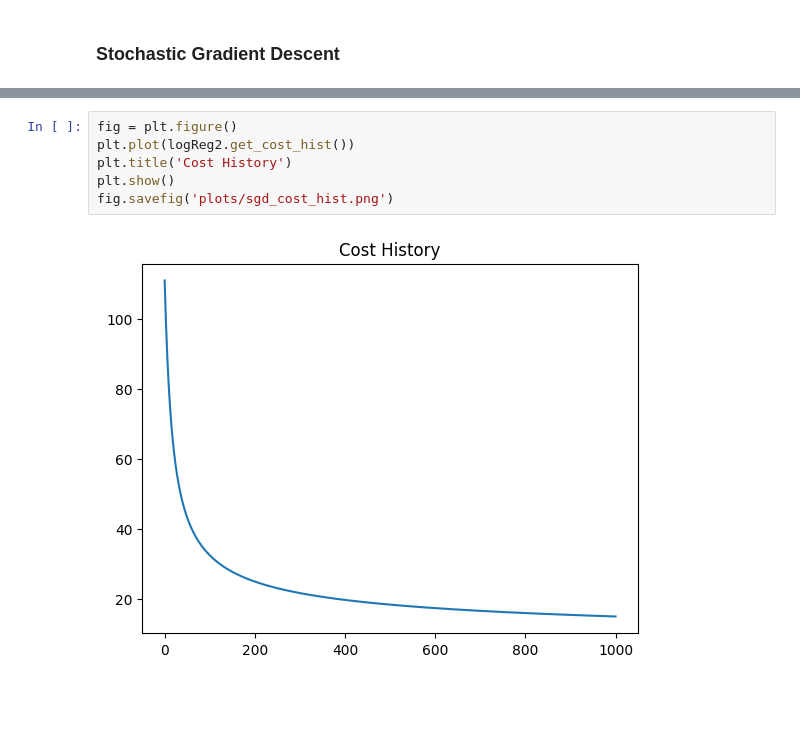
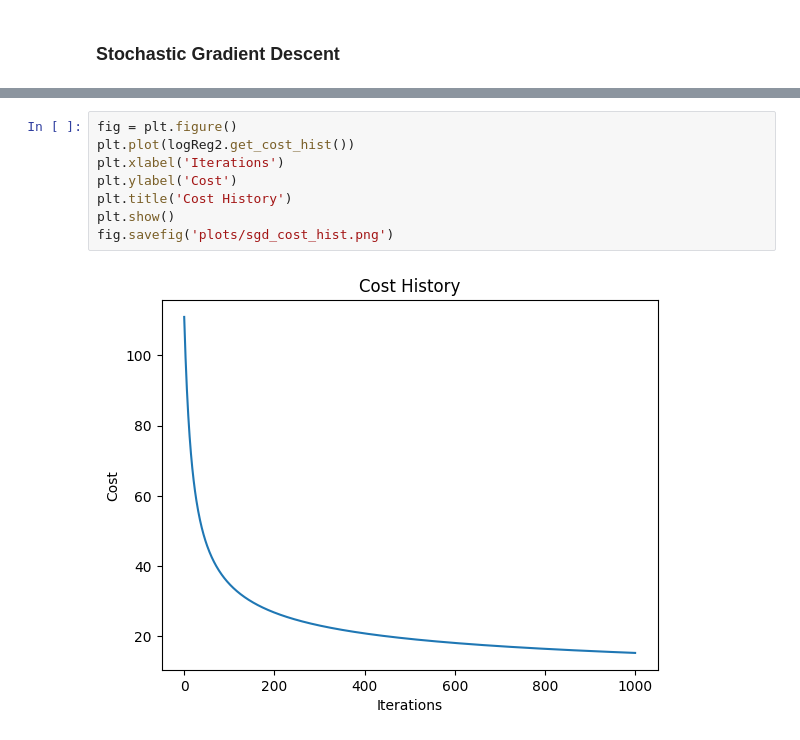
Before and after one commit to AbinashChetia/log_reg_ac, a Jupyter notebook: eg_logReg.ipynb, the cells around one changed output, grey strips where cells are left out. Cells and saved outputs as stored; diff of their text form; blank space fills up the shorter version.

```diff
--- a/eg_logReg.ipynb
+++ b/eg_logReg.ipynb
@@ -164,11 +172,13 @@ F1 Score:  0.975609756097561
 # %%
 fig = plt.figure()
 plt.plot(logReg2.get_cost_hist())
+plt.xlabel('Iterations')
+plt.ylabel('Cost')
 plt.title('Cost History')
 plt.show()
 fig.savefig('plots/sgd_cost_hist.png')
 # %% [output]
-[figure, old version]
+[figure, new version]
 # %%
 sgd_trained_weights = logReg2.get_params()
 print(f'Trained Weights: {sgd_trained_weights}')
```
Also changed, not shown: parts of 10 cells of this notebook, 9 other files.
